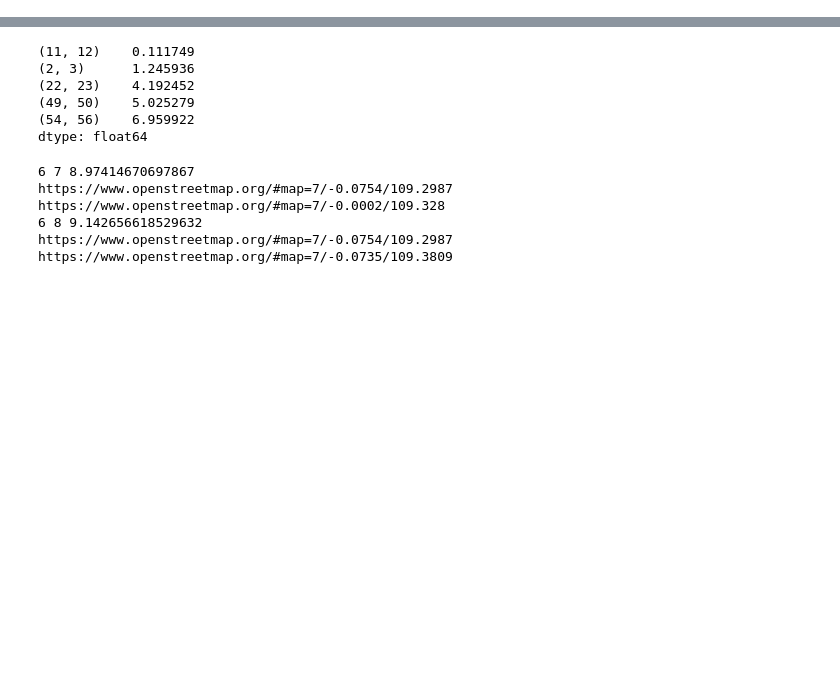
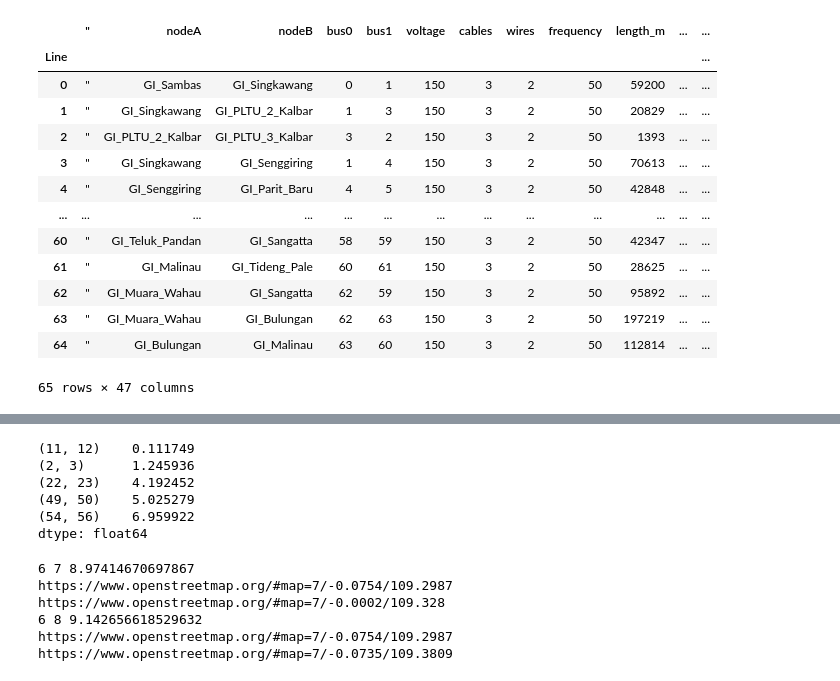
Before and after one commit to hilmandepe/kalimantan_power_system, a Jupyter notebook: model_kalimantan.ipynb, the cells around one changed output, grey strips where cells are left out. Cells and saved outputs as stored; diff of their text form; code cells hidden in the pictures; blank space fills up the shorter version.

```diff
--- a/model_kalimantan.ipynb
+++ b/model_kalimantan.ipynb
@@ -111,3 +129,20 @@ pypsa.io.import_components_from_dataframe(network, links, "Line")
+# %%
+network.lines
+# %% [output]
+|  | " | nodeA | nodeB | bus0 | bus1 | voltage | cables | wires | frequency | length_m | ... | ... |
+| Line |  |  |  |  |  |  |  |  |  |  |  | ... |
+| 0 | " | GI_Sambas | GI_Singkawang | 0 | 1 | 150 | 3 | 2 | 50 | 59200 | ... | ... |
+| 1 | " | GI_Singkawang | GI_PLTU_2_Kalbar | 1 | 3 | 150 | 3 | 2 | 50 | 20829 | ... | ... |
+| 2 | " | GI_PLTU_2_Kalbar | GI_PLTU_3_Kalbar | 3 | 2 | 150 | 3 | 2 | 50 | 1393 | ... | ... |
+| 3 | " | GI_Singkawang | GI_Senggiring | 1 | 4 | 150 | 3 | 2 | 50 | 70613 | ... | ... |
+| 4 | " | GI_Senggiring | GI_Parit_Baru | 4 | 5 | 150 | 3 | 2 | 50 | 42848 | ... | ... |
+| ... | ... | ... | ... | ... | ... | ... | ... | ... | ... | ... | ... | ... |
+| 60 | " | GI_Teluk_Pandan | GI_Sangatta | 58 | 59 | 150 | 3 | 2 | 50 | 42347 | ... | ... |
+| 61 | " | GI_Malinau | GI_Tideng_Pale | 60 | 61 | 150 | 3 | 2 | 50 | 28625 | ... | ... |
+| 62 | " | GI_Muara_Wahau | GI_Sangatta | 62 | 59 | 150 | 3 | 2 | 50 | 95892 | ... | ... |
+| 63 | " | GI_Muara_Wahau | GI_Bulungan | 62 | 63 | 150 | 3 | 2 | 50 | 197219 | ... | ... |
+| 64 | " | GI_Bulungan | GI_Malinau | 63 | 60 | 150 | 3 | 2 | 50 | 112814 | ... | ... |
+65 rows × 47 columns
 # %%
 
 # add specific missing AC lines (if any)
```
Also changed, not shown: parts of 18 cells of this notebook, 42 other files.
